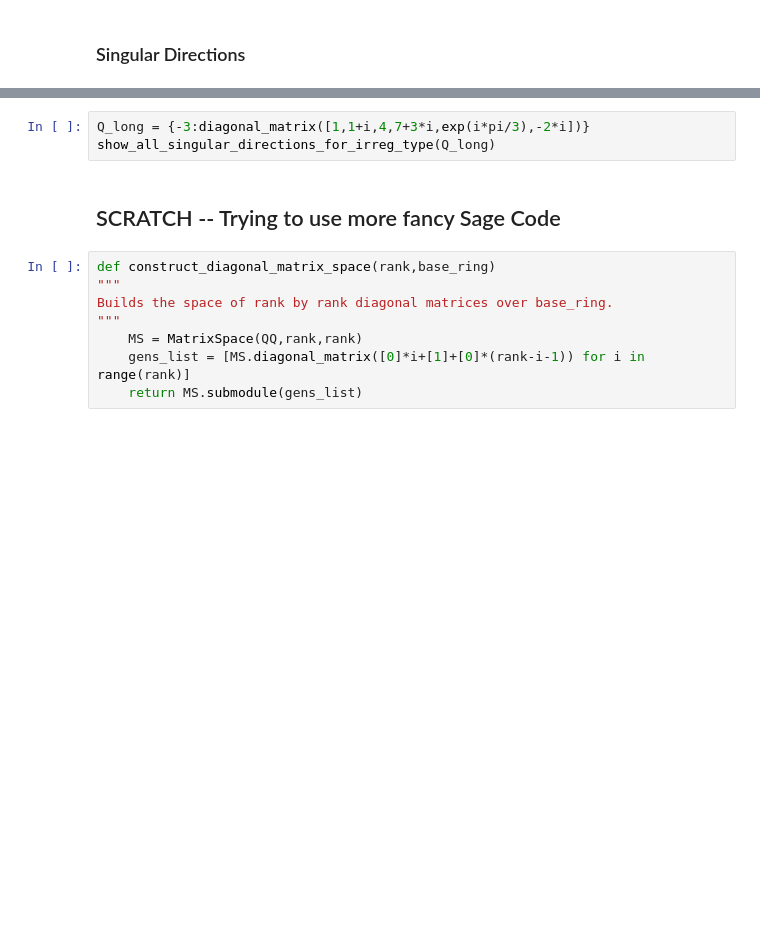
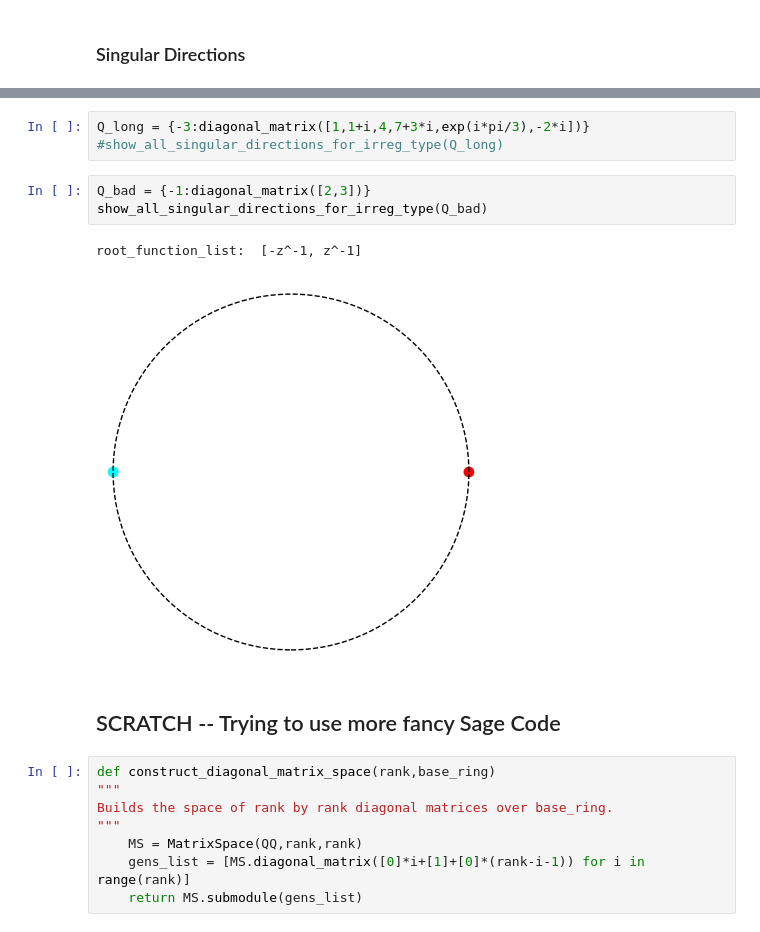
Before and after one commit to jmhbrown/stokes-local-systems, a Jupyter notebook: stokes_local_systems.ipynb, the cells around one changed output, grey strips where cells are left out. Drawn from its saved outputs; the diff is of its cells as text; blank space fills up the shorter version.

```diff
--- a/stokes_local_systems.ipynb
+++ b/stokes_local_systems.ipynb
@@ -219,6 +257,12 @@ def show_all_singular_directions_for_irreg_type(Q):
 # %%
 Q_long = {-3:diagonal_matrix([1,1+i,4,7+3*i,exp(i*pi/3),-2*i])}
-show_all_singular_directions_for_irreg_type(Q_long)
+#show_all_singular_directions_for_irreg_type(Q_long)
+# %%
+Q_bad = {-1:diagonal_matrix([2,3])}
+show_all_singular_directions_for_irreg_type(Q_bad)
+# %% [output]
+root_function_list:  [-z^-1, z^-1]
+[figure, added]
 # %% [markdown]
 SCRATCH -- Trying to use more fancy Sage Code
 --------------------------------------
```
Also changed, not shown: parts of 5 cells of this notebook.
